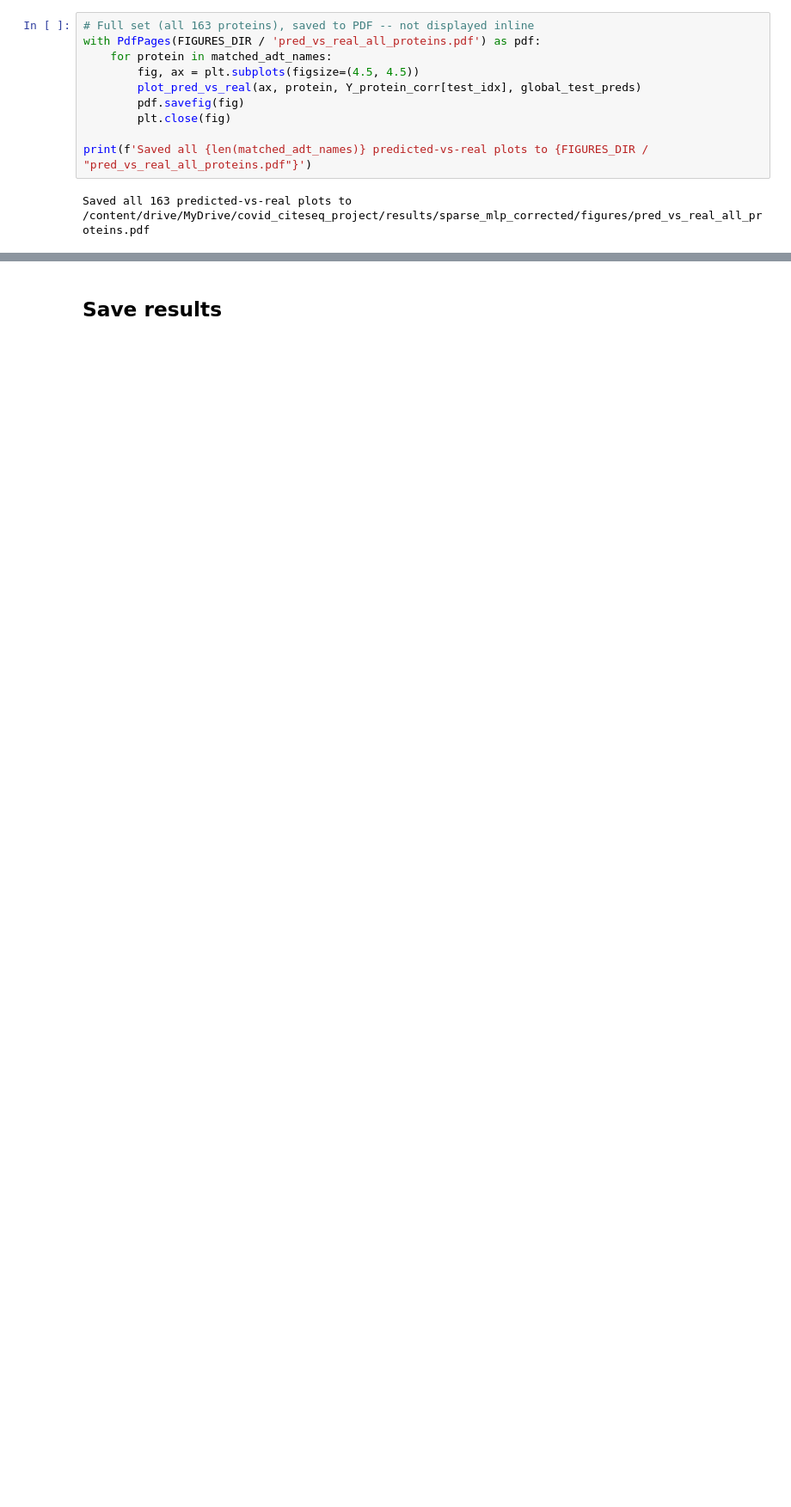
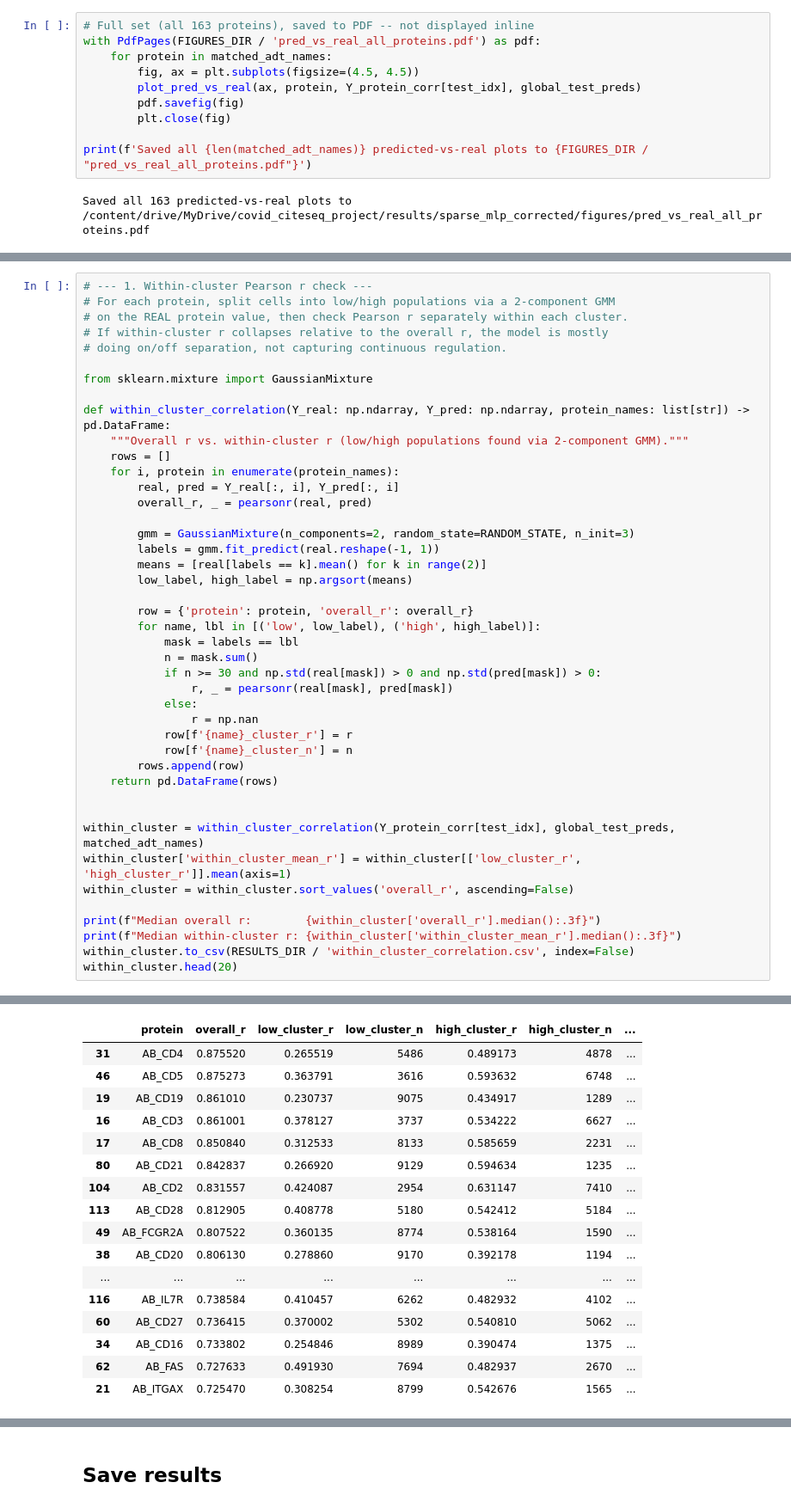
Before and after one commit to fshokor/covid-citeseq, a Jupyter notebook: notebooks/nb06_confound_corrected_sparse_mlp.ipynb, the cells around one changed output, grey strips where cells are left out. Shown at 86% size. Cells and saved outputs as stored; diff of their text form; blank space fills up the shorter version.

```diff
--- a/notebooks/nb06_confound_corrected_sparse_mlp.ipynb
+++ b/notebooks/nb06_confound_corrected_sparse_mlp.ipynb
@@ -668,0 +1000,44 @@ Saved all 163 predicted-vs-real plots to /content/drive/MyDrive/covid_citeseq_pr
+# %%
+# --- 1. Within-cluster Pearson r check ---
+# For each protein, split cells into low/high populations via a 2-component GMM
+# on the REAL protein value, then check Pearson r separately within each cluster.
+# If within-cluster r collapses relative to the overall r, the model is mostly
+# doing on/off separation, not capturing continuous regulation.
+
+from sklearn.mixture import GaussianMixture
+
+def within_cluster_correlation(Y_real: np.ndarray, Y_pred: np.ndarray, protein_names: list[str]) -> pd.DataFrame:
+    """Overall r vs. within-cluster r (low/high populations found via 2-component GMM)."""
+    rows = []
+    for i, protein in enumerate(protein_names):
+        real, pred = Y_real[:, i], Y_pred[:, i]
+        overall_r, _ = pearsonr(real, pred)
+
+        gmm = GaussianMixture(n_components=2, random_state=RANDOM_STATE, n_init=3)
+        labels = gmm.fit_predict(real.reshape(-1, 1))
+        means = [real[labels == k].mean() for k in range(2)]
+        low_label, high_label = np.argsort(means)
+
+        row = {'protein': protein, 'overall_r': overall_r}
+        for name, lbl in [('low', low_label), ('high', high_label)]:
+            mask = labels == lbl
+            n = mask.sum()
+            if n >= 30 and np.std(real[mask]) > 0 and np.std(pred[mask]) > 0:
+                r, _ = pearsonr(real[mask], pred[mask])
+            else:
+                r = np.nan
+            row[f'{name}_cluster_r'] = r
+            row[f'{name}_cluster_n'] = n
+        rows.append(row)
+    return pd.DataFrame(rows)
+
+
+within_cluster = within_cluster_correlation(Y_protein_corr[test_idx], global_test_preds, matched_adt_names)
+within_cluster['within_cluster_mean_r'] = within_cluster[['low_cluster_r', 'high_cluster_r']].mean(axis=1)
+within_cluster = within_cluster.sort_values('overall_r', ascending=False)
+
+print(f"Median overall r:        {within_cluster['overall_r'].median():.3f}")
+print(f"Median within-cluster r: {within_cluster['within_cluster_mean_r'].median():.3f}")
+within_cluster.to_csv(RESULTS_DIR / 'within_cluster_correlation.csv', index=False)
+within_cluster.head(20)
+# %% [output]
@@ -668,0 +1046,17 @@ Saved all 163 predicted-vs-real plots to /content/drive/MyDrive/covid_citeseq_pr
+|  | protein | overall_r | low_cluster_r | low_cluster_n | high_cluster_r | high_cluster_n | ... |
+| 31 | AB_CD4 | 0.875520 | 0.265519 | 5486 | 0.489173 | 4878 | ... |
+| 46 | AB_CD5 | 0.875273 | 0.363791 | 3616 | 0.593632 | 6748 | ... |
+| 19 | AB_CD19 | 0.861010 | 0.230737 | 9075 | 0.434917 | 1289 | ... |
+| 16 | AB_CD3 | 0.861001 | 0.378127 | 3737 | 0.534222 | 6627 | ... |
+| 17 | AB_CD8 | 0.850840 | 0.312533 | 8133 | 0.585659 | 2231 | ... |
+| 80 | AB_CD21 | 0.842837 | 0.266920 | 9129 | 0.594634 | 1235 | ... |
+| 104 | AB_CD2 | 0.831557 | 0.424087 | 2954 | 0.631147 | 7410 | ... |
+| 113 | AB_CD28 | 0.812905 | 0.408778 | 5180 | 0.542412 | 5184 | ... |
+| 49 | AB_FCGR2A | 0.807522 | 0.360135 | 8774 | 0.538164 | 1590 | ... |
+| 38 | AB_CD20 | 0.806130 | 0.278860 | 9170 | 0.392178 | 1194 | ... |
+| ... | ... | ... | ... | ... | ... | ... | ... |
+| 116 | AB_IL7R | 0.738584 | 0.410457 | 6262 | 0.482932 | 4102 | ... |
+| 60 | AB_CD27 | 0.736415 | 0.370002 | 5302 | 0.540810 | 5062 | ... |
+| 34 | AB_CD16 | 0.733802 | 0.254846 | 8989 | 0.390474 | 1375 | ... |
+| 62 | AB_FAS | 0.727633 | 0.491930 | 7694 | 0.482937 | 2670 | ... |
+| 21 | AB_ITGAX | 0.725470 | 0.308254 | 8799 | 0.542676 | 1565 | ... |
```
Also changed, not shown: parts of 7 cells of this notebook.
